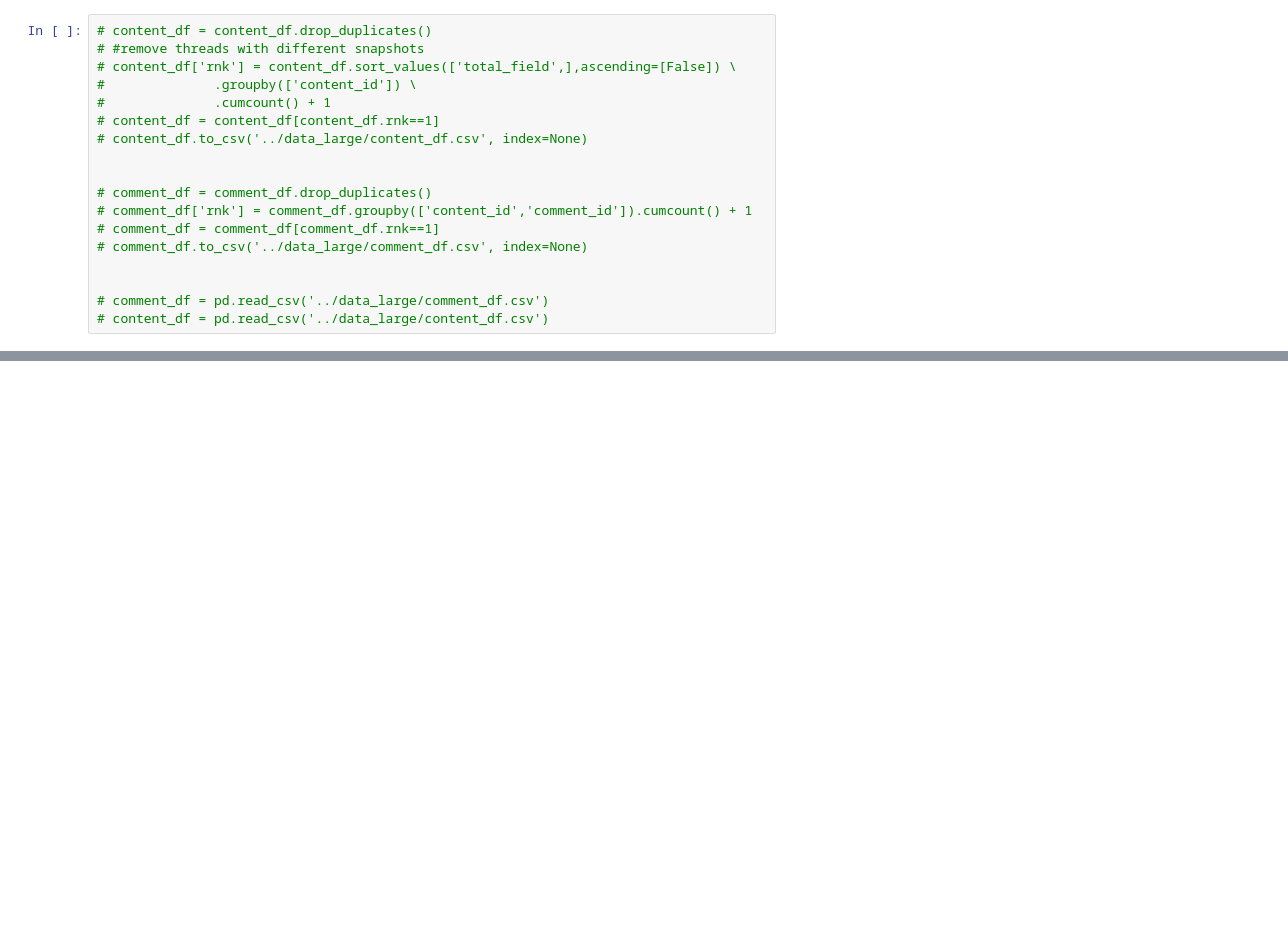
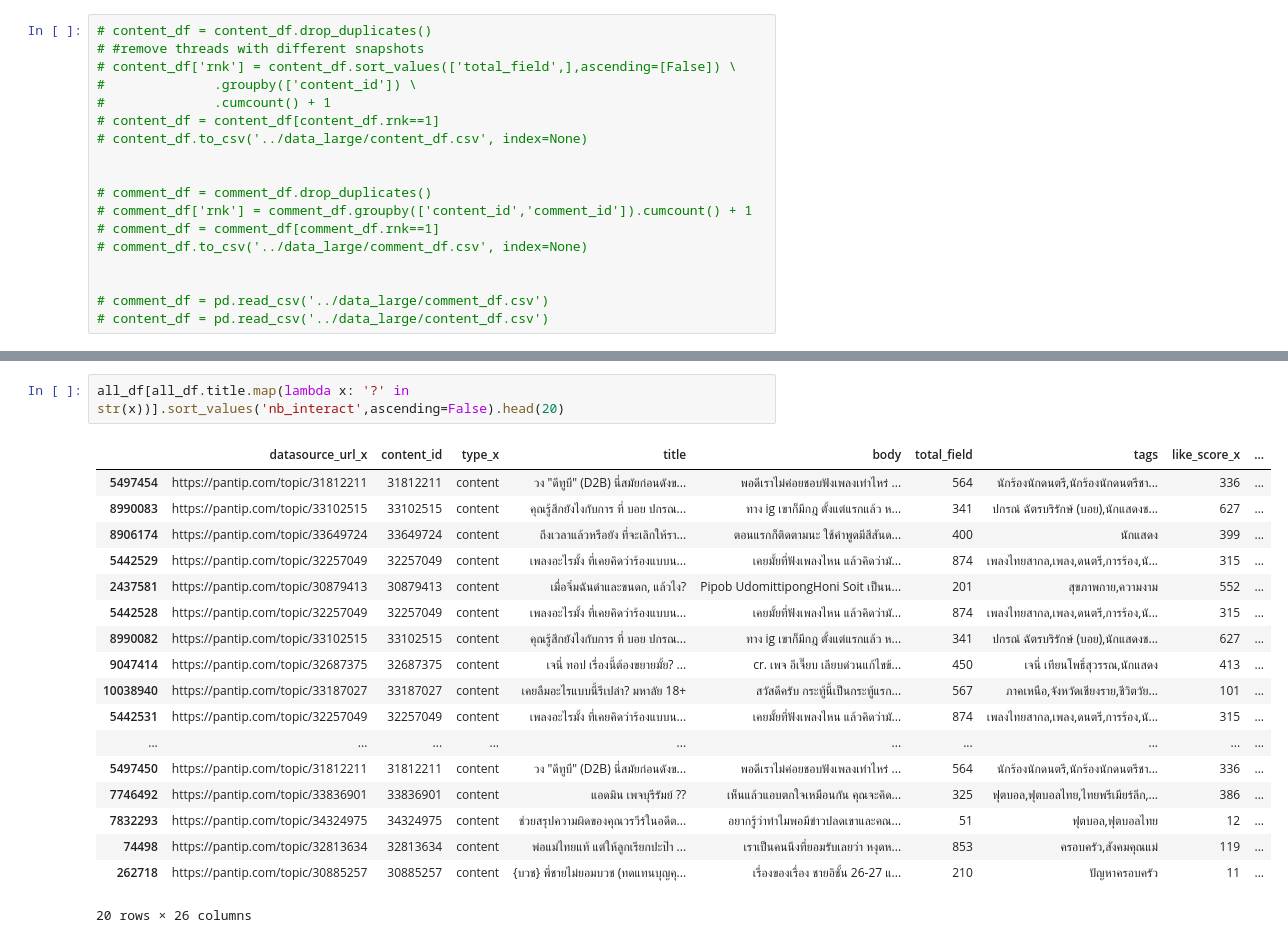
Before and after one commit to PyThaiNLP/WangChanGLM, a Jupyter notebook: notebook/process_pantip_large.ipynb, the cells around one changed output, grey strips where cells are left out. Drawn from its saved outputs; the diff is of its cells as text; blank space fills up the shorter version.

```diff
--- a/notebook/process_pantip_large.ipynb
+++ b/notebook/process_pantip_large.ipynb
@@ -107,0 +124,21 @@ all_df.shape
+# %%
+all_df[all_df.title.map(lambda x: '?' in str(x))].sort_values('nb_interact',ascending=False).head(20)
+# %% [output]
+|  | datasource_url_x | content_id | type_x | title | body | total_field | tags | like_score_x | ... |
+| 5497454 | https://pantip.com/topic/31812211 | 31812211 | content | วง "ดีทูบี" (D2B) นี่สมัยก่อนดังข... | พอดีเราไม่ค่อยชอบฟังเพลงเท่าไหร่ ... | 564 | นักร้องนักดนตรี,นักร้องนักดนตรีชา... | 336 | ... |
+| 8990083 | https://pantip.com/topic/33102515 | 33102515 | content | คุณรู้สึกยังไงกับการ ที่ บอย ปกรณ... | ทาง ig เขาก็มีกฎ ตั้งแต่แรกแล้ว ห... | 341 | ปกรณ์ ฉัตรบริรักษ์ (บอย),นักแสดงช... | 627 | ... |
+| 8906174 | https://pantip.com/topic/33649724 | 33649724 | content | ถึงเวลาแล้วหรือยัง ที่จะเลิกให้รา... | ตอนแรกก็ติดตามนะ ใช้คำพูดมีสีสันด... | 400 | นักแสดง | 399 | ... |
+| 5442529 | https://pantip.com/topic/32257049 | 32257049 | content | เพลงอะไรมั้ง ที่เคยคิดว่าร้องแบบน... | เคยมั้ยที่ฟังเพลงไหน แล้วคิดว่ามั... | 874 | เพลงไทยสากล,เพลง,ดนตรี,การร้อง,นั... | 315 | ... |
+| 2437581 | https://pantip.com/topic/30879413 | 30879413 | content | เมื่อจิ๋มฉันดำและขนดก, แล้วไง? | Pipob UdomittipongHoni Soit เป็นน... | 201 | สุขภาพกาย,ความงาม | 552 | ... |
+| 5442528 | https://pantip.com/topic/32257049 | 32257049 | content | เพลงอะไรมั้ง ที่เคยคิดว่าร้องแบบน... | เคยมั้ยที่ฟังเพลงไหน แล้วคิดว่ามั... | 874 | เพลงไทยสากล,เพลง,ดนตรี,การร้อง,นั... | 315 | ... |
+| 8990082 | https://pantip.com/topic/33102515 | 33102515 | content | คุณรู้สึกยังไงกับการ ที่ บอย ปกรณ... | ทาง ig เขาก็มีกฎ ตั้งแต่แรกแล้ว ห... | 341 | ปกรณ์ ฉัตรบริรักษ์ (บอย),นักแสดงช... | 627 | ... |
+| 9047414 | https://pantip.com/topic/32687375 | 32687375 | content | เจนี่ ทอป เรื่องนี้ต้องขยายมั้ย? ... | cr. เพจ อีเจี๊ยบ เลียบด่วนแก้ไขข้... | 450 | เจนี่ เทียนโพธิ์สุวรรณ,นักแสดง | 413 | ... |
+| 10038940 | https://pantip.com/topic/33187027 | 33187027 | content | เคยลืมอะไรแบบนี้รึเปล่า? มหาลัย 18+ | สวัสดีครับ กระทู้นี้เป็นกระทู้แรก... | 567 | ภาคเหนือ,จังหวัดเชียงราย,ชีวิตวัย... | 101 | ... |
+| 5442531 | https://pantip.com/topic/32257049 | 32257049 | content | เพลงอะไรมั้ง ที่เคยคิดว่าร้องแบบน... | เคยมั้ยที่ฟังเพลงไหน แล้วคิดว่ามั... | 874 | เพลงไทยสากล,เพลง,ดนตรี,การร้อง,นั... | 315 | ... |
+| ... | ... | ... | ... | ... | ... | ... | ... | ... | ... |
+| 5497450 | https://pantip.com/topic/31812211 | 31812211 | content | วง "ดีทูบี" (D2B) นี่สมัยก่อนดังข... | พอดีเราไม่ค่อยชอบฟังเพลงเท่าไหร่ ... | 564 | นักร้องนักดนตรี,นักร้องนักดนตรีชา... | 336 | ... |
+| 7746492 | https://pantip.com/topic/33836901 | 33836901 | content | แอดมิน เพจบุรีรัมย์ ?? | เห็นแล้วแอบตกใจเหมือนกัน คุณจะคิด... | 325 | ฟุตบอล,ฟุตบอลไทย,ไทยพรีเมียร์ลีก,... | 386 | ... |
+| 7832293 | https://pantip.com/topic/34324975 | 34324975 | content | ช่วยสรุปความผิดของคุณวรวีร์ในอดีต... | อยากรู้ว่าทำไมพอมีข่าวปลดเขาและคณ... | 51 | ฟุตบอล,ฟุตบอลไทย | 12 | ... |
+| 74498 | https://pantip.com/topic/32813634 | 32813634 | content | พ่อแม่ไทยแท้ แต่ให้ลูกเรียกปะป๊า ... | เราเป็นคนนึงที่ยอมรับเลยว่า หงุดห... | 853 | ครอบครัว,สังคมคุณแม่ | 119 | ... |
+| 262718 | https://pantip.com/topic/30885257 | 30885257 | content | {บวช} พี่ชายไม่ยอมบวช (ทดแทนบุญคุ... | เรื่องของเรื่อง ชายอิชั้น 26-27 แ... | 210 | ปัญหาครอบครัว | 11 | ... |
+20 rows × 26 columns
```
Also changed, not shown: parts of 8 cells of this notebook, 2 other files.
